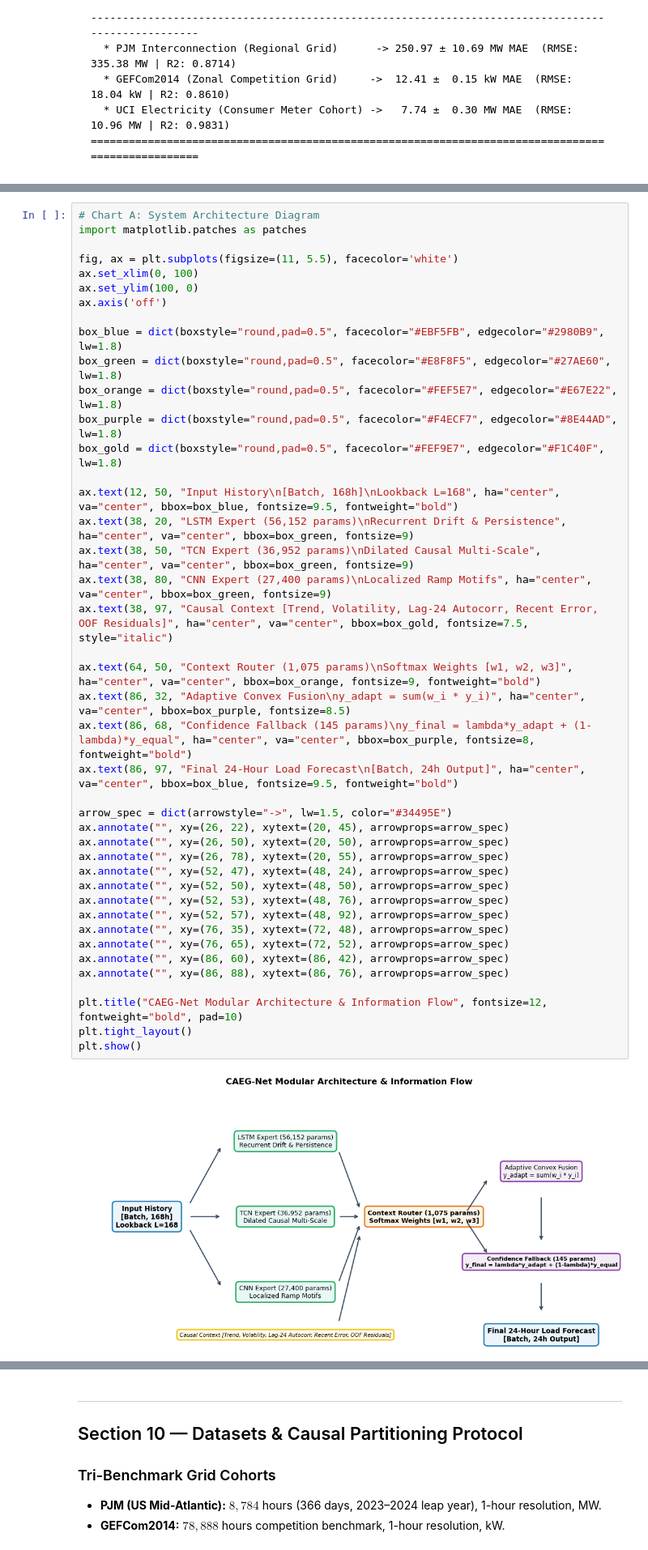
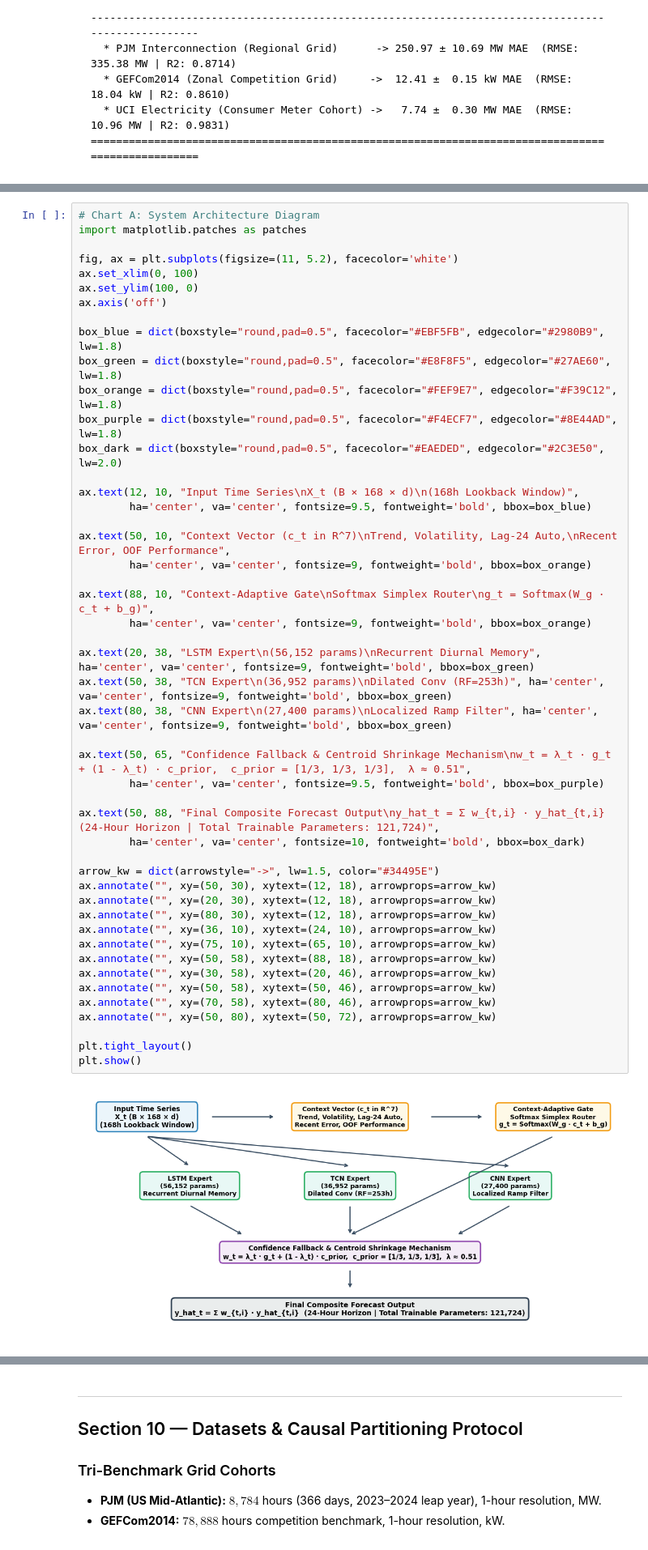
Before and after one commit to vinay-0208/CAEGNET, a Jupyter notebook: research/notebooks/CAEG_Net_Faculty_Review.ipynb, the cells around one changed output, grey strips where cells are left out. Shown at 81% size. Cells and saved outputs as stored; diff of their text form.

```diff
--- a/research/notebooks/CAEG_Net_Faculty_Review.ipynb
+++ b/research/notebooks/CAEG_Net_Faculty_Review.ipynb
@@ -103,44 +166,50 @@ Instead of searching for an elusive "one-size-fits-all" architecture, **CAEG-Net
 # %%
 # Chart A: System Architecture Diagram
 import matplotlib.patches as patches
 
-fig, ax = plt.subplots(figsize=(11, 5.5), facecolor='white')
+fig, ax = plt.subplots(figsize=(11, 5.2), facecolor='white')
 ax.set_xlim(0, 100)
 ax.set_ylim(100, 0)
 ax.axis('off')
 
 box_blue = dict(boxstyle="round,pad=0.5", facecolor="#EBF5FB", edgecolor="#2980B9", lw=1.8)
 box_green = dict(boxstyle="round,pad=0.5", facecolor="#E8F8F5", edgecolor="#27AE60", lw=1.8)
-box_orange = dict(boxstyle="round,pad=0.5", facecolor="#FEF5E7", edgecolor="#E67E22", lw=1.8)
+box_orange = dict(boxstyle="round,pad=0.5", facecolor="#FEF9E7", edgecolor="#F39C12", lw=1.8)
 box_purple = dict(boxstyle="round,pad=0.5", facecolor="#F4ECF7", edgecolor="#8E44AD", lw=1.8)
-box_gold = dict(boxstyle="round,pad=0.5", facecolor="#FEF9E7", edgecolor="#F1C40F", lw=1.8)
+box_dark = dict(boxstyle="round,pad=0.5", facecolor="#EAEDED", edgecolor="#2C3E50", lw=2.0)
 
-ax.text(12, 50, "Input History\n[Batch, 168h]\nLookback L=168", ha="center", va="center", bbox=box_blue, fontsize=9.5, fontweight="bold")
-ax.text(38, 20, "LSTM Expert (56,152 params)\nRecurrent Drift & Persistence", ha="center", va="center", bbox=box_green, fontsize=9)
-ax.text(38, 50, "TCN Expert (36,952 params)\nDilated Causal Multi-Scale", ha="center", va="center", bbox=box_green, fontsize=9)
-ax.text(38, 80, "CNN Expert (27,400 params)\nLocalized Ramp Motifs", ha="center", va="center", bbox=box_green, fontsize=9)
-ax.text(38, 97, "Causal Context [Trend, Volatility, Lag-24 Autocorr, Recent Error, OOF Residuals]", ha="center", va="center", bbox=box_gold, fontsize=7.5, style="italic")
+ax.text(12, 10, "Input Time Series\nX_t (B × 168 × d)\n(168h Lookback Window)",
+        ha='center', va='center', fontsize=9.5, fontweight='bold', bbox=box_blue)
 
-ax.text(64, 50, "Context Router (1,075 params)\nSoftmax Weights [w1, w2, w3]", ha="center", va="center", bbox=box_orange, fontsize=9, fontweight="bold")
-ax.text(86, 32, "Adaptive Convex Fusion\ny_adapt = sum(w_i * y_i)", ha="center", va="center", bbox=box_purple, fontsize=8.5)
-ax.text(86, 68, "Confidence Fallback (145 params)\ny_final = lambda*y_adapt + (1-lambda)*y_equal", ha="center", va="center", bbox=box_purple, fontsize=8, fontweight="bold")
-ax.text(86, 97, "Final 24-Hour Load Forecast\n[Batch, 24h Output]", ha="center", va="center", bbox=box_blue, fontsize=9.5, fontweight="bold")
+ax.text(50, 10, "Context Vector (c_t in R^7)\nTrend, Volatility, Lag-24 Auto,\nRecent Error, OOF Performance",
+        ha='center', va='center', fontsize=9, fontweight='bold', bbox=box_orange)
 
-arrow_spec = dict(arrowstyle="->", lw=1.5, color="#34495E")
-ax.annotate("", xy=(26, 22), xytext=(20, 45), arrowprops=arrow_spec)
-ax.annotate("", xy=(26, 50), xytext=(20, 50), arrowprops=arrow_spec)
-ax.annotate("", xy=(26, 78), xytext=(20, 55), arrowprops=arrow_spec)
-ax.annotate("", xy=(52, 47), xytext=(48, 24), arrowprops=arrow_spec)
-ax.annotate("", xy=(52, 50), xytext=(48, 50), arrowprops=arrow_spec)
-ax.annotate("", xy=(52, 53), xytext=(48, 76), arrowprops=arrow_spec)
-ax.annotate("", xy=(52, 57), xytext=(48, 92), arrowprops=arrow_spec)
-ax.annotate("", xy=(76, 35), xytext=(72, 48), arrowprops=arrow_spec)
-ax.annotate("", xy=(76, 65), xytext=(72, 52), arrowprops=arrow_spec)
-ax.annotate("", xy=(86, 60), xytext=(86, 42), arrowprops=arrow_spec)
-ax.annotate("", xy=(86, 88), xytext=(86, 76), arrowprops=arrow_spec)
+ax.text(88, 10, "Context-Adaptive Gate\nSoftmax Simplex Router\ng_t = Softmax(W_g · c_t + b_g)",
+        ha='center', va='center', fontsize=9, fontweight='bold', bbox=box_orange)
 
-plt.title("CAEG-Net Modular Architecture & Information Flow", fontsize=12, fontweight="bold", pad=10)
+ax.text(20, 38, "LSTM Expert\n(56,152 params)\nRecurrent Diurnal Memory", ha='center', va='center', fontsize=9, fontweight='bold', bbox=box_green)
+ax.text(50, 38, "TCN Expert\n(36,952 params)\nDilated Conv (RF=253h)", ha='center', va='center', fontsize=9, fontweight='bold', bbox=box_green)
+ax.text(80, 38, "CNN Expert\n(27,400 params)\nLocalized Ramp Filter", ha='center', va='center', fontsize=9, fontweight='bold', bbox=box_green)
+
+ax.text(50, 65, "Confidence Fallback & Centroid Shrinkage Mechanism\nw_t = λ_t · g_t + (1 - λ_t) · c_prior,  c_prior = [1/3, 1/3, 1/3],  λ ≈ 0.51",
+        ha='center', va='center', fontsize=9.5, fontweight='bold', bbox=box_purple)
+
+ax.text(50, 88, "Final Composite Forecast Output\ny_hat_t = Σ w_{t,i} · y_hat_{t,i}  (24-Hour Horizon | Total Trainable Parameters: 121,724)",
+        ha='center', va='center', fontsize=10, fontweight='bold', bbox=box_dark)
+
+arrow_kw = dict(arrowstyle="->", lw=1.5, color="#34495E")
+ax.annotate("", xy=(50, 30), xytext=(12, 18), arrowprops=arrow_kw)
+ax.annotate("", xy=(20, 30), xytext=(12, 18), arrowprops=arrow_kw)
+ax.annotate("", xy=(80, 30), xytext=(12, 18), arrowprops=arrow_kw)
+ax.annotate("", xy=(36, 10), xytext=(24, 10), arrowprops=arrow_kw)
+ax.annotate("", xy=(75, 10), xytext=(65, 10), arrowprops=arrow_kw)
+ax.annotate("", xy=(50, 58), xytext=(88, 18), arrowprops=arrow_kw)
+ax.annotate("", xy=(30, 58), xytext=(20, 46), arrowprops=arrow_kw)
+ax.annotate("", xy=(50, 58), xytext=(50, 46), arrowprops=arrow_kw)
+ax.annotate("", xy=(70, 58), xytext=(80, 46), arrowprops=arrow_kw)
+ax.annotate("", xy=(50, 80), xytext=(50, 72), arrowprops=arrow_kw)
+
 plt.tight_layout()
 plt.show()
 # %% [output]
-[figure, old version]
+[figure, new version]
```
Also changed, not shown: parts of 51 cells of this notebook.
